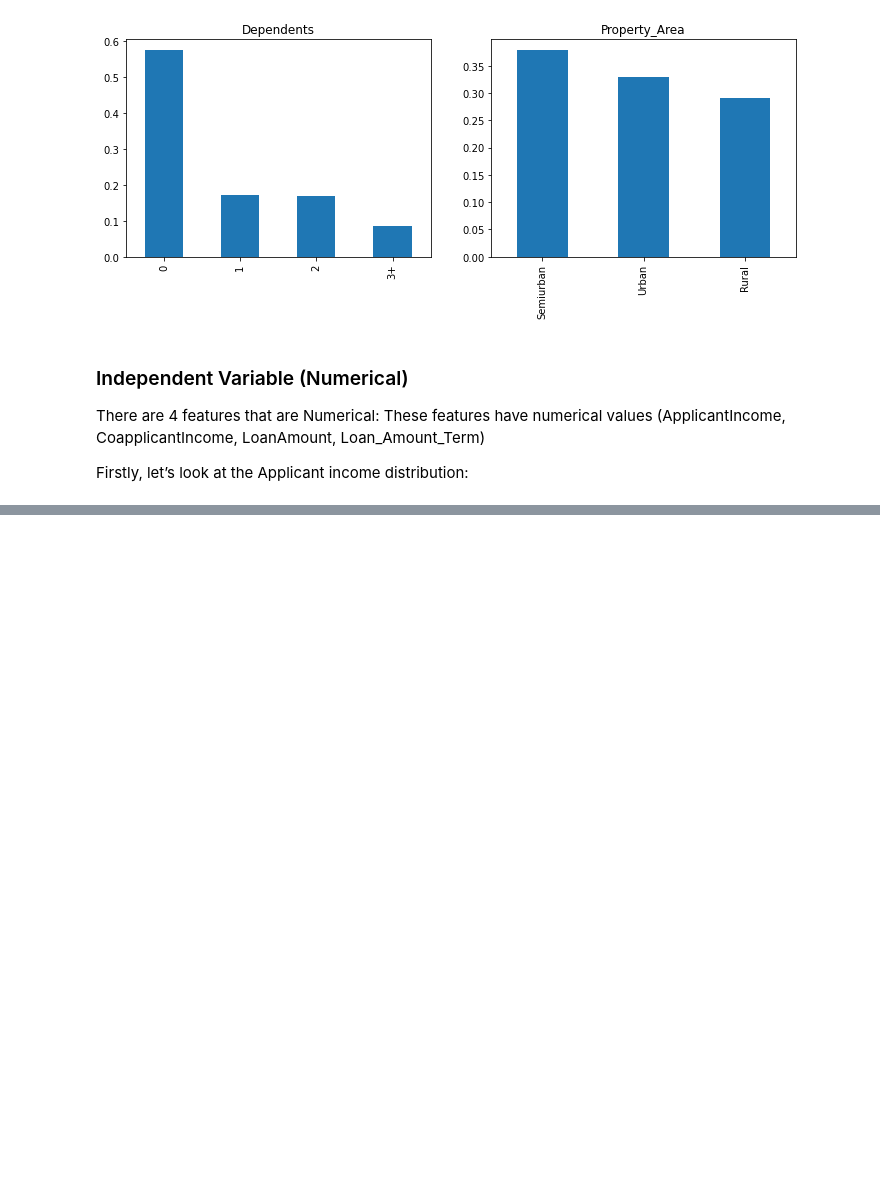
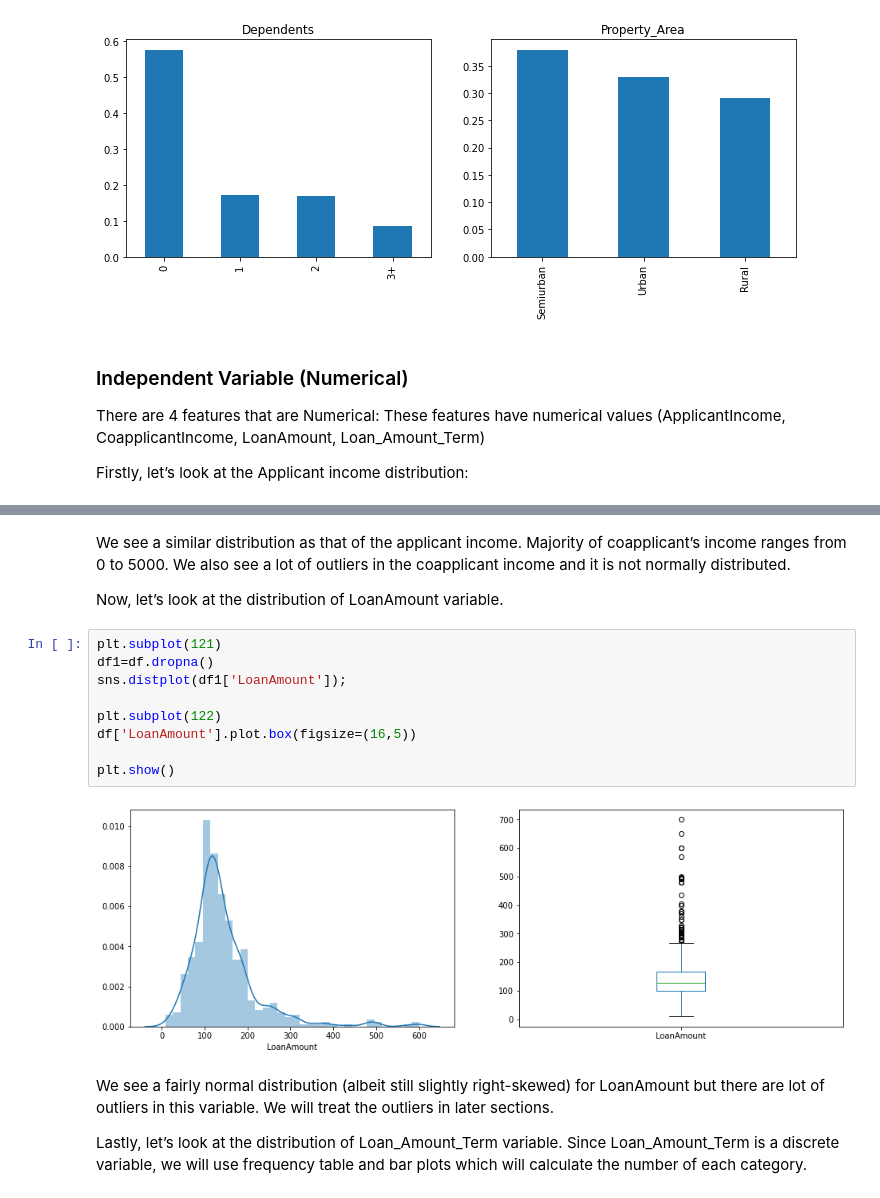
Before and after one commit to radhikagupta6/Machine-Learning-and-Data-Science-Algorithms, a Jupyter notebook: Projects/Prediction of Loan approval/Loan_pred.ipynb, the cells around one changed output, grey strips where cells are left out. Drawn from its saved outputs; the diff is of its cells as text; blank space fills up the shorter version.

```diff
--- a/Projects/Prediction of Loan approval/Loan_pred.ipynb
+++ b/Projects/Prediction of Loan approval/Loan_pred.ipynb
@@ -116,0 +149,19 @@ Firstly, let’s look at the Applicant income distribution:
+# %% [markdown]
+We see a similar distribution as that of the applicant income. Majority of coapplicant’s income ranges from 0 to 5000. We also see a lot of outliers in the coapplicant income and it is not normally distributed.
+
+Now, let’s look at the distribution of LoanAmount variable.
+# %%
+plt.subplot(121)
+df1=df.dropna()
+sns.distplot(df1['LoanAmount']);
+
+plt.subplot(122)
+df['LoanAmount'].plot.box(figsize=(16,5))
+
+plt.show()
+# %% [output]
+[figure, added]
+# %% [markdown]
+We see a fairly normal distribution (albeit still slightly right-skewed) for LoanAmount but there are lot of outliers in this variable. We will treat the outliers in later sections.
+
+Lastly, let’s look at the distribution of Loan_Amount_Term variable. Since Loan_Amount_Term is a discrete variable, we will use frequency table and bar plots which will calculate the number of each category.
```
Also changed, not shown: parts of 11 cells of this notebook.
